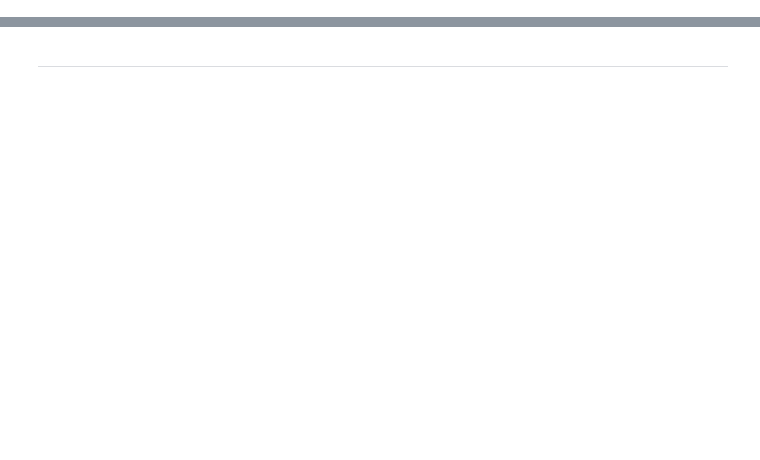
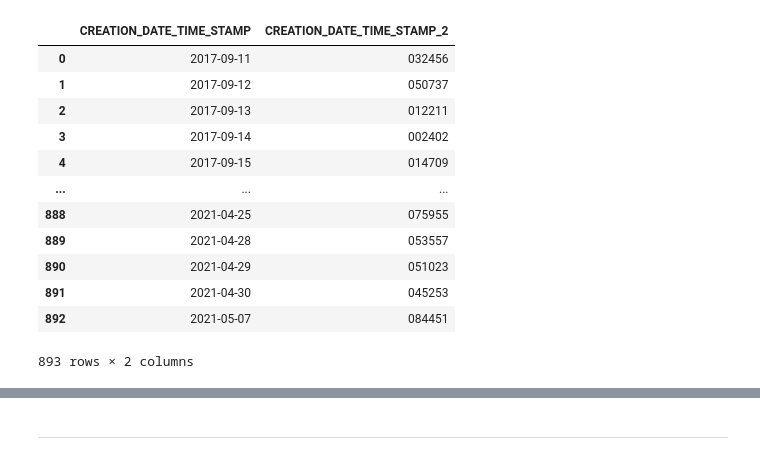
Before and after one commit to fyenne/play3_timeseries, a Jupyter notebook: hpi_out.ipynb, the cells around one changed output, grey strips where cells are left out. Saved outputs shown, nothing was run; the diff lists cells and outputs as text; code cells hidden in the pictures; blank space fills up the shorter version.

```diff
--- a/hpi_out.ipynb
+++ b/hpi_out.ipynb
@@ -64,3 +64,4 @@ import datetime
 # df = pd.read_clipboard()
 # df.to_csv('./fas_057_rh.csv', index = False, encoding='utf_8_sig')
 df = pd.read_csv('./fas_057_rh.csv')
+df = df.fillna(method = 'ffill')
@@ -91,3 +77,23 @@ def date_mutate(col):
 
 for i in df.columns[df.columns.str.contains(r'date|DATE')].to_numpy():
     date_mutate(i)
+# %%
+first_df = df.groupby(
+    'CREATION_DATE_TIME_STAMP'
+    )['CREATION_DATE_TIME_STAMP_2'].min().reset_index();first_df
+
+# df[['CREATION_DATE_TIME_STAMP', 'CREATION_DATE_TIME_STAMP_2']].sort_values(by = 'CREATION_DATE_TIME_STAMP')
+# %% [output]
+|  | CREATION_DATE_TIME_STAMP | CREATION_DATE_TIME_STAMP_2 |
+| 0 | 2017-09-11 | 032456 |
+| 1 | 2017-09-12 | 050737 |
+| 2 | 2017-09-13 | 012211 |
+| 3 | 2017-09-14 | 002402 |
+| 4 | 2017-09-15 | 014709 |
+| ... | ... | ... |
+| 888 | 2021-04-25 | 075955 |
+| 889 | 2021-04-28 | 053557 |
+| 890 | 2021-04-29 | 051023 |
+| 891 | 2021-04-30 | 045253 |
+| 892 | 2021-05-07 | 084451 |
+893 rows × 2 columns
```
Also changed, not shown: parts of 18 cells of this notebook.
